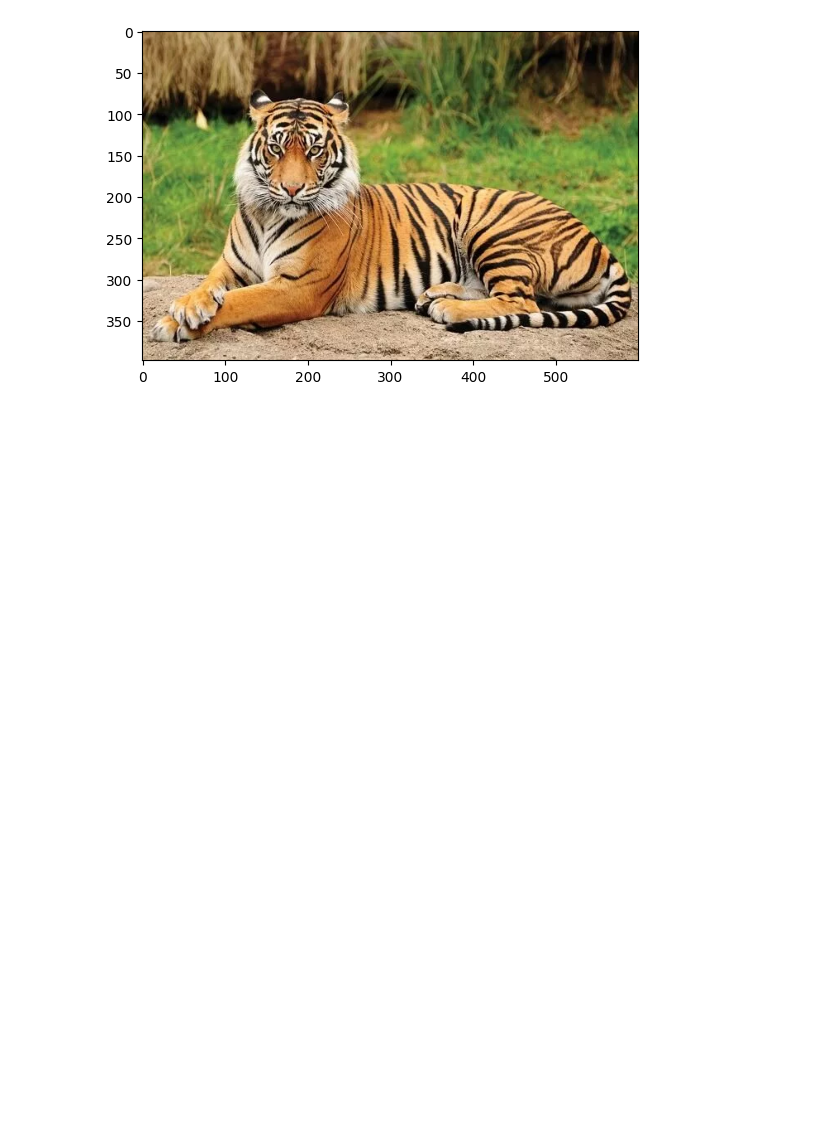
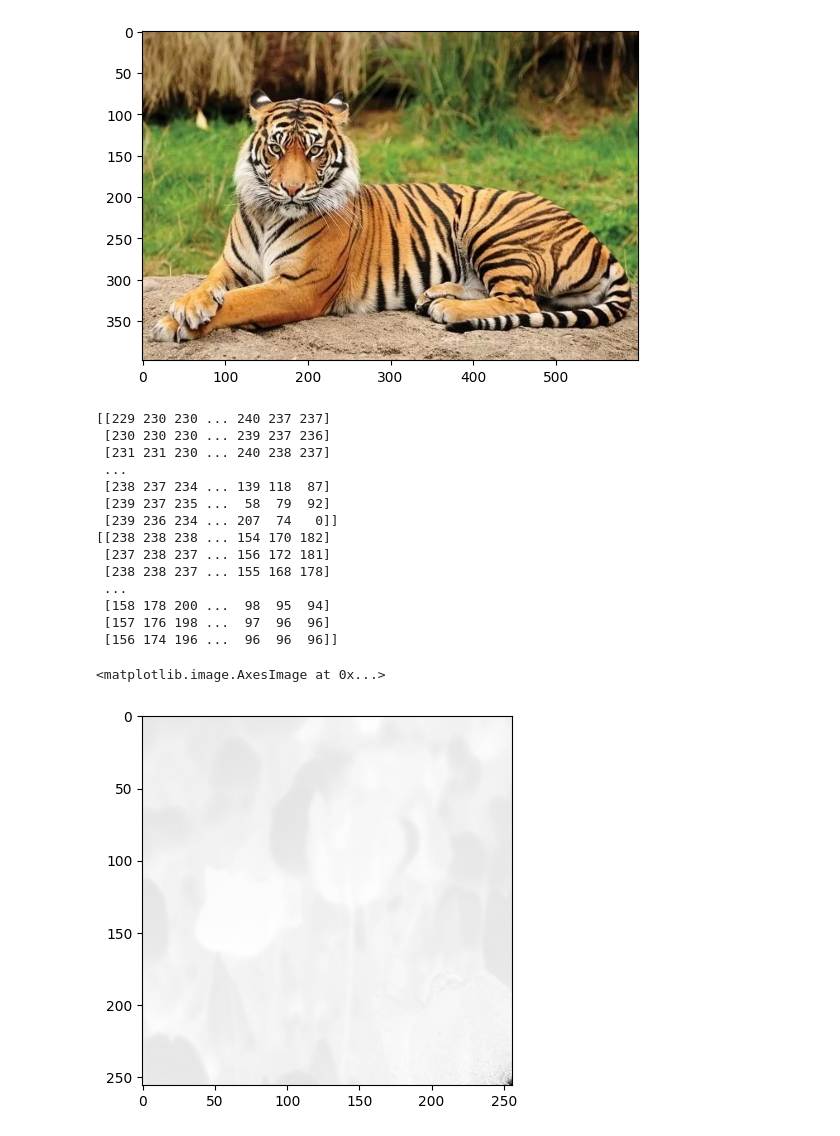
Before and after one commit to shreyaswankhede12/IVP-project, a Jupyter notebook: Code/main.ipynb, the cells around one changed output. Drawn from its saved outputs; the diff is of its cells as text; code cells hidden in the pictures; blank space fills up the shorter version.

```diff
--- a/Code/main.ipynb
+++ b/Code/main.ipynb
@@ -253,7 +253,7 @@ def IDFT(mag, phase, centered=False):
             for j in range(N):
                 idft[i][j] *= (-1)**(i+j)
 
-    return np.real(idft)
+    return idft
 # %%
 dft_mag, dft_phase = DFT(gray_img, centered=True)
 
@@ -325,13 +325,16 @@ dft_mag_b, phase_b = DFT(img_b, centered=False)
 
 m, n = msg.shape
 
-# dft_mag_a[-m:, -n:] = np.clip(msg, -1, 1)
+x = dft_mag_a[-m:, -n:]
+dft_mag_a[-m:, -n:] += msg
 
 idft_a = IDFT(dft_mag_a, phase_a, centered=False)
 idft_b = IDFT(dft_mag_b, phase_b, centered=False)
 
-img[:,:,1] = idft_a
-img[:,:,2] = idft_b
+img[:,:,1] = np.real(idft_a)
+img[:,:,2] = np.real(idft_b)
+
+imgn = np.imag(idft_a)
 
 img = convertToRGB(img)
 
@@ -340,3 +343,35 @@ plt.show()
 # %% [output]
 [figure]
 [figure]
+# %%
+original = Image.open('Images/tiger.jpg')
+
+img = convertToLAB(img)
+a = img[:,:,1]
+b = img[:,:,2]
+
+dft_mag_a, phase_a = DFT(a, centered=False)
+dft_mag_b, phase_b = DFT(b, centered=False)
+
+msg1 = dft_mag_a[-m:, -n:] - x
+
+print(FSCS(msg1))
+print(msg)
+plt.imshow(FSCS(msg1), cmap='gray')
+# %% [output]
+[[229 230 230 ... 240 237 237]
+ [230 230 230 ... 239 237 236]
+ [231 231 230 ... 240 238 237]
+ ...
+ [238 237 234 ... 139 118  87]
+ [239 237 235 ...  58  79  92]
+ [239 236 234 ... 207  74   0]]
+[[238 238 238 ... 154 170 182]
+ [237 238 237 ... 156 172 181]
+ [238 238 237 ... 155 168 178]
+ ...
+ [158 178 200 ...  98  95  94]
+ [157 176 198 ...  97  96  96]
+ [156 174 196 ...  96  96  96]]
+<matplotlib.image.AxesImage at 0x...>
+[figure, added]
```
Also changed, not shown: parts of 1 cell of this notebook.
